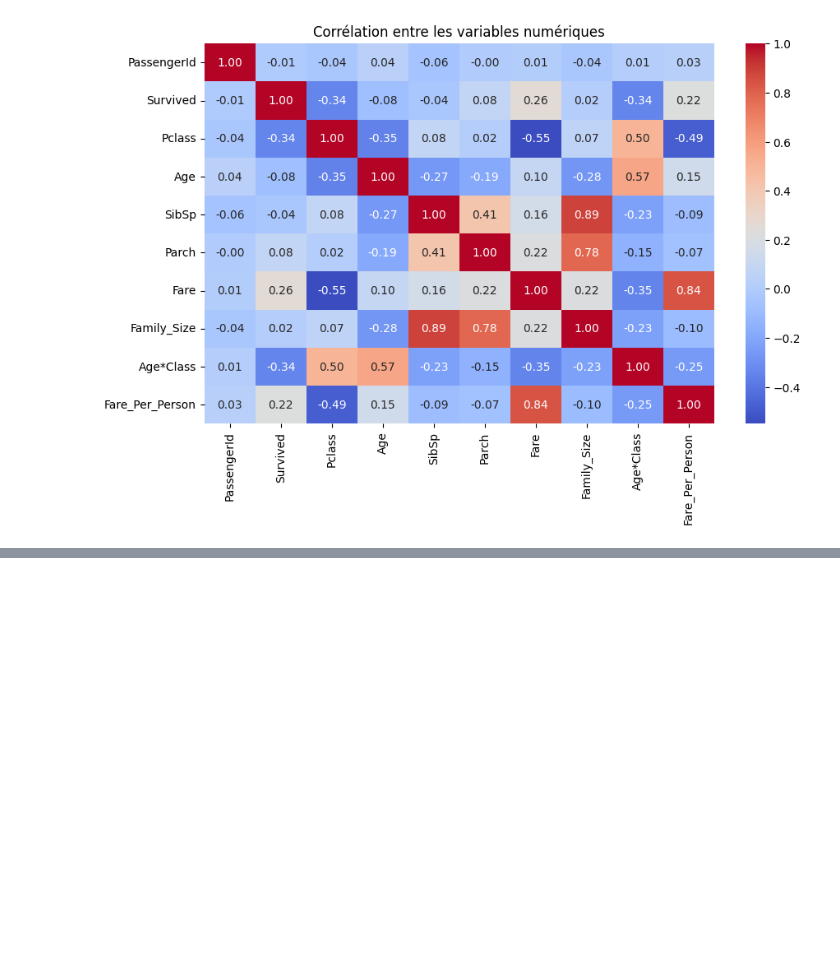
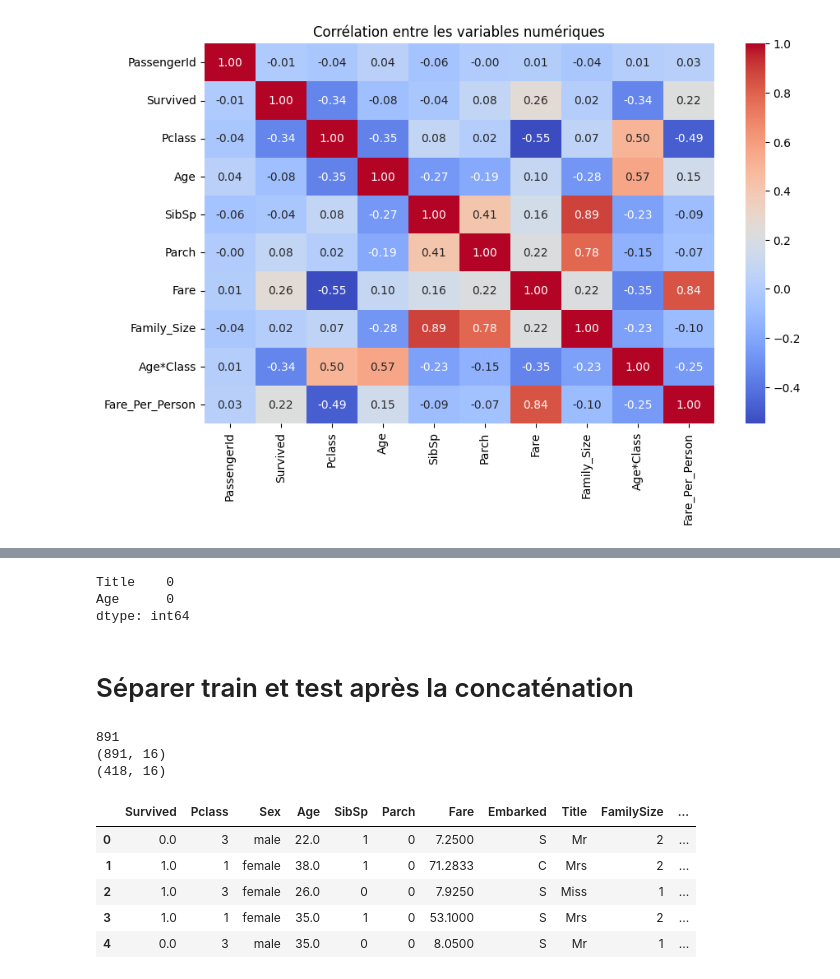
Before and after one commit to koubbahamza/01_titanic_statistical_analysis, a Jupyter notebook: notebooks/01_data_analysis.ipynb, the cells around one changed output, grey strips where cells are left out. Saved outputs shown, nothing was run; the diff lists cells and outputs as text; code cells hidden in the pictures; blank space fills up the shorter version.

```diff
--- a/notebooks/01_data_analysis.ipynb
+++ b/notebooks/01_data_analysis.ipynb
@@ -486,0 +590,36 @@ plt.show()
+# %%
+full["Age"] = full.groupby("Title")["Age"].transform(lambda x: x.fillna(x.median()))
+# %%
+full["Deck"] = full["Deck"].fillna("U")
+full["Fare"] = full["Fare"].fillna(full["Fare"].median())
+full["Embarked"] = full["Embarked"].fillna(full["Embarked"].mode()[0])
+# %%
+full[["Title", "Age"]].isnull().sum()
+# %% [output]
+Title    0
+Age      0
+dtype: int64
+# %% [markdown]
+# Séparer train et test après la concaténation
+# %%
+len_train = len(train)
+# %%
+train_fe = full.iloc[:len_train]
+test_fe  = full.iloc[len_train:]
+# %%
+print(len_train)
+print(train_fe.shape)
+print(test_fe.shape)
+# %% [output]
+891
+(891, 16)
+(418, 16)
+# %%
+train_fe.head()
+# %% [output]
+|  | Survived | Pclass | Sex | Age | SibSp | Parch | Fare | Embarked | Title | FamilySize | ... |
+| 0 | 0.0 | 3 | male | 22.0 | 1 | 0 | 7.2500 | S | Mr | 2 | ... |
+| 1 | 1.0 | 1 | female | 38.0 | 1 | 0 | 71.2833 | C | Mrs | 2 | ... |
+| 2 | 1.0 | 3 | female | 26.0 | 0 | 0 | 7.9250 | S | Miss | 1 | ... |
+| 3 | 1.0 | 1 | female | 35.0 | 1 | 0 | 53.1000 | S | Mrs | 2 | ... |
+| 4 | 0.0 | 3 | male | 35.0 | 0 | 0 | 8.0500 | S | Mr | 1 | ... |
```
Also changed, not shown: parts of 31 cells of this notebook.
